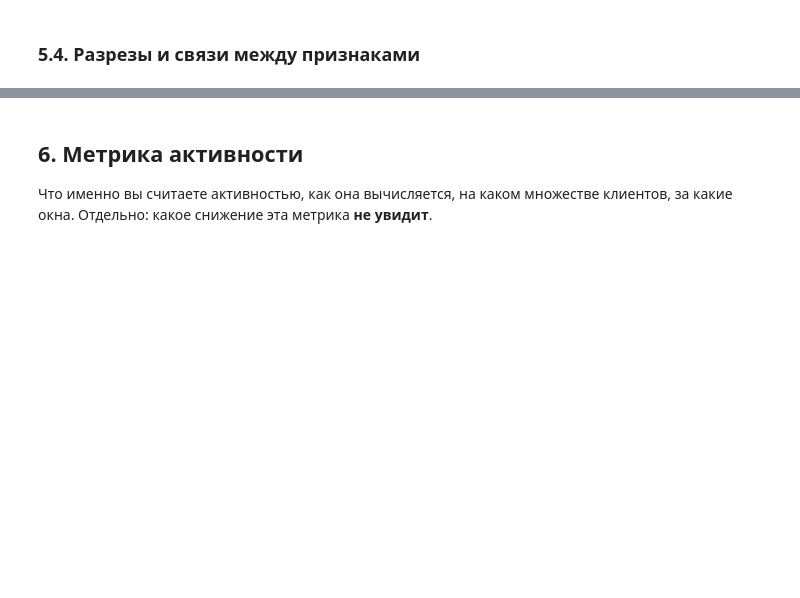
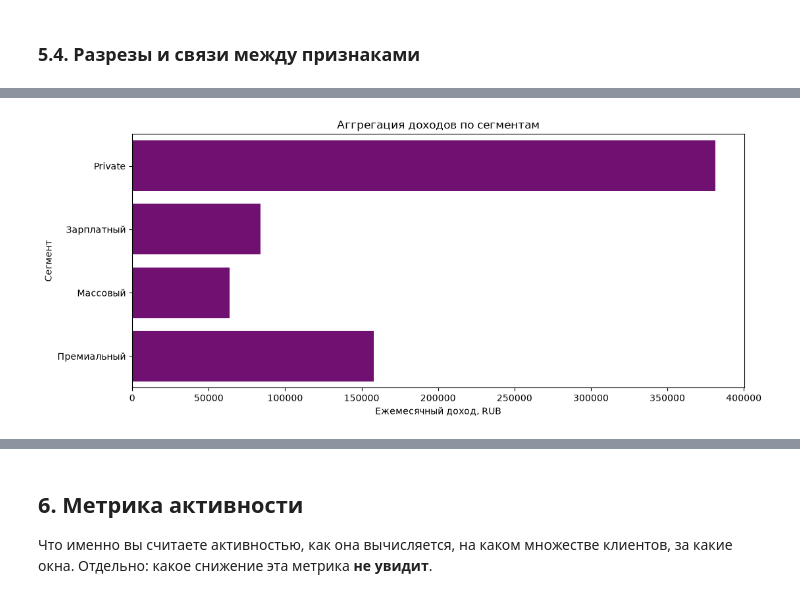
Before and after one commit to mashamis/Mischenko_Maria_Lab1, a Jupyter notebook: 01_analysis.ipynb, the cells around one changed output, grey strips where cells are left out. Cells and saved outputs as stored; diff of their text form; code cells hidden in the pictures; blank space fills up the shorter version.

```diff
--- a/01_analysis.ipynb
+++ b/01_analysis.ipynb
@@ -1489,0 +1533,10 @@ full_table
+# %%
+# сегмент - доход
+fig, ax = plt.subplots(figsize=(12, 5))
+sns.barplot(data=clients_final, x='monthly_income', y='segment', color='purple', errorbar=None,)
+plt.title("Аггрегация доходов по сегментам")
+plt.xlabel("Ежемесячный доход, RUB")
+plt.ylabel("Сегмент")
+plt.show()
+# %% [output]
+[figure, added]
```
Also changed, not shown: parts of 32 cells of this notebook.
